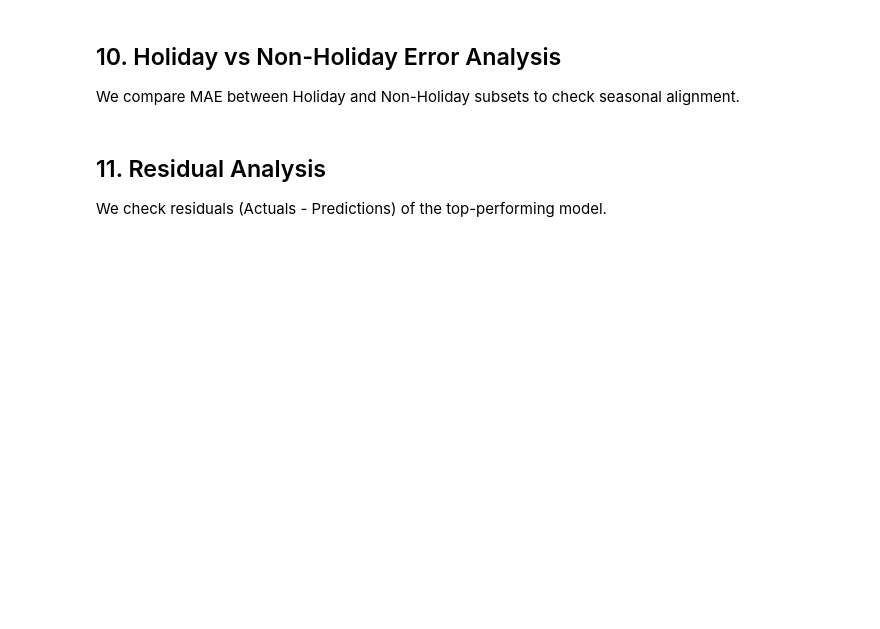
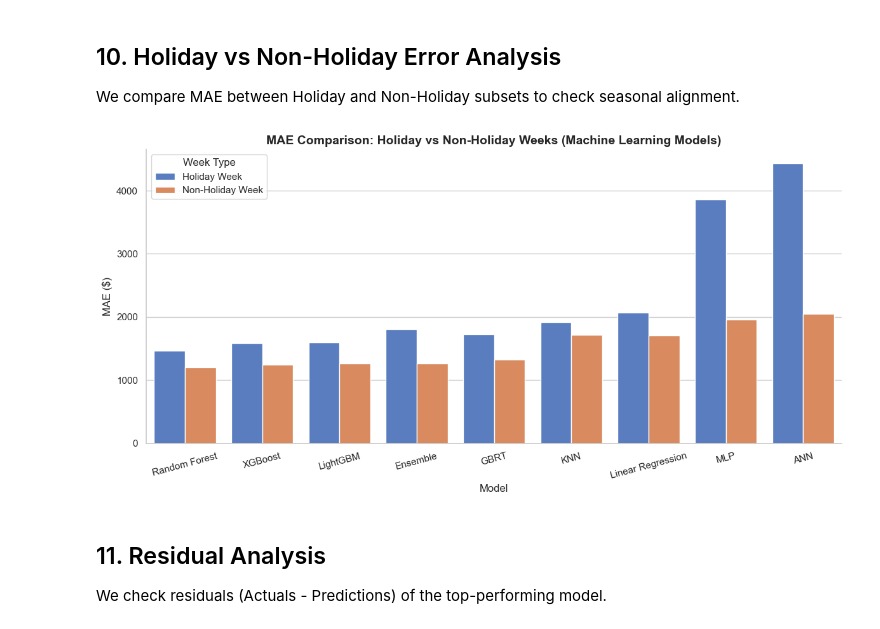
Before and after one commit to RahulN25/sales-forecasting-inventory-optimization, a Jupyter notebook: notebooks/07_machine_learning_models.ipynb, the cells around one changed output. Drawn from its saved outputs; the diff is of its cells as text; code cells hidden in the pictures; blank space fills up the shorter version.

```diff
--- a/notebooks/07_machine_learning_models.ipynb
+++ b/notebooks/07_machine_learning_models.ipynb
@@ -257,28 +276,30 @@ We compare MAE between Holiday and Non-Holiday subsets to check seasonal alignme
 # %%
 holiday_metrics = []
 
 for is_hld in [True, False]:
     subset = val_df[val_df["IsHoliday"] == is_hld]
-    for name in models.keys():
+    for name in model_names:
         col_name = f"{name}_Pred"
         mae_val = calculate_mae(subset["Weekly_Sales"], subset[col_name])
         holiday_metrics.append({
             "Model": name,
             "Week Type": "Holiday Week" if is_hld else "Non-Holiday Week",
             "MAE": mae_val
         })
 
 hld_df = pd.DataFrame(holiday_metrics)
 
 plt.figure(figsize=(12, 6))
 sns.barplot(data=hld_df, x="Model", y="MAE", hue="Week Type", palette="muted")
 plt.title('MAE Comparison: Holiday vs Non-Holiday Weeks (Machine Learning Models)', fontsize=14, fontweight='bold')
 plt.xlabel("Model", fontsize=12)
 plt.ylabel("MAE ($)", fontsize=12)
 plt.xticks(rotation=15)
 plt.legend(title="Week Type")
 plt.tight_layout()
 plt.show()
+# %% [output]
+[figure, added]
 # %% [markdown]
 ## 11. Residual Analysis
 
```
Also changed, not shown: parts of 22 cells of this notebook, 5 other files.
